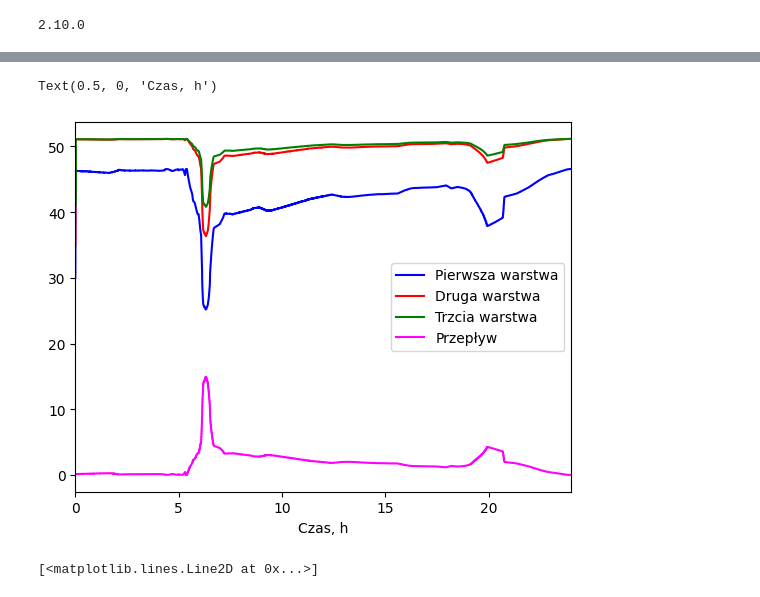
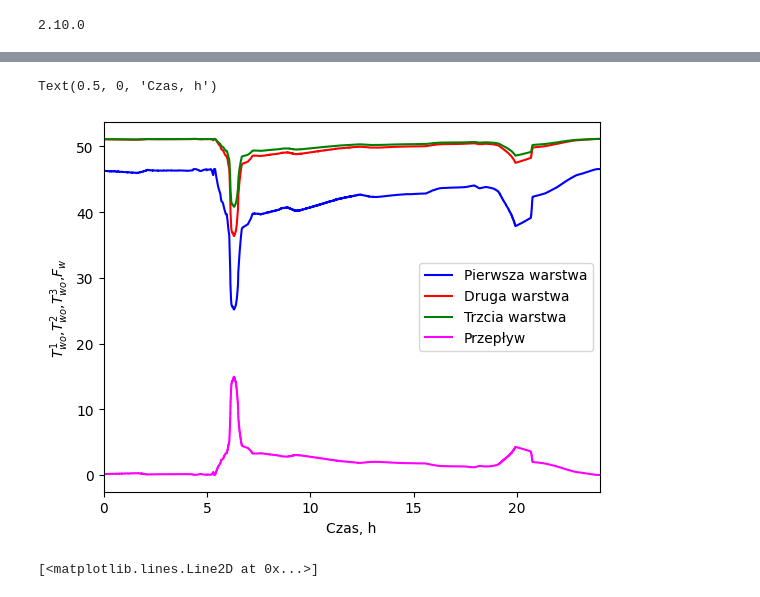
Before and after one commit to KulsonKula/Analiza-i-modelowanie-procesow-zwiazanych-z-systemem-centralnego-ogrzewania, a Jupyter notebook: Kod/Symulacja.IPYNB, the cells around one changed output, grey strips where cells are left out. Saved outputs shown, nothing was run; the diff lists cells and outputs as text; code cells hidden in the pictures.

```diff
--- a/Kod/Symulacja.IPYNB
+++ b/Kod/Symulacja.IPYNB
@@ -95,23 +95,24 @@ for i in range(0, len(flow_time_plot)-1):
                   -P_3*F_Z*(Tzi[i]-Two_3[i])                    # piec - 3
                   -P_OUT*(Tzi[i]-TEMP_OUT))                       # piec - OT
 
-    if(piec_ster[i]==1 and Two_3[i]>(T_set+delta_t)):
+    if(piec_ster[i]==1 and Two_2[i]>(T_set+delta_t)):
         piec_ster=np.append(piec_ster,0)
-    elif (piec_ster[i]==0 and Two_3[i]<(T_set-delta_t)):
+    elif (piec_ster[i]==0 and Two_2[i]<(T_set-delta_t)):
         piec_ster=np.append(piec_ster,1)
     else:
         piec_ster=np.append(piec_ster,piec_ster[i])
 # %%
 plt.plot(flow_time_plot, Two_1,color='blue', label='Pierwsza warstwa')
 plt.plot(flow_time_plot, Two_2,color='red', label='Druga warstwa')
 plt.plot(flow_time_plot, Two_3,color='green', label='Trzcia warstwa')
 plt.plot(flow_time_plot, 5*model_result,color='magenta', label='Przepływ')
 plt.xlim(0,24)
 plt.legend()
+plt.ylabel('$T_{wo}^1$,$T_{wo}^2$,$T_{wo}^3$,$F_w$')
 plt.xlabel('Czas, h')
 # %% [output]
 Text(0.5, 0, 'Czas, h')
-[figure, old version]
+[figure, new version]
 # %%
 plt.plot(flow_time_plot, piec_ster,color='green')
 # %% [output]
```
Also changed, not shown: parts of 3 cells of this notebook.
